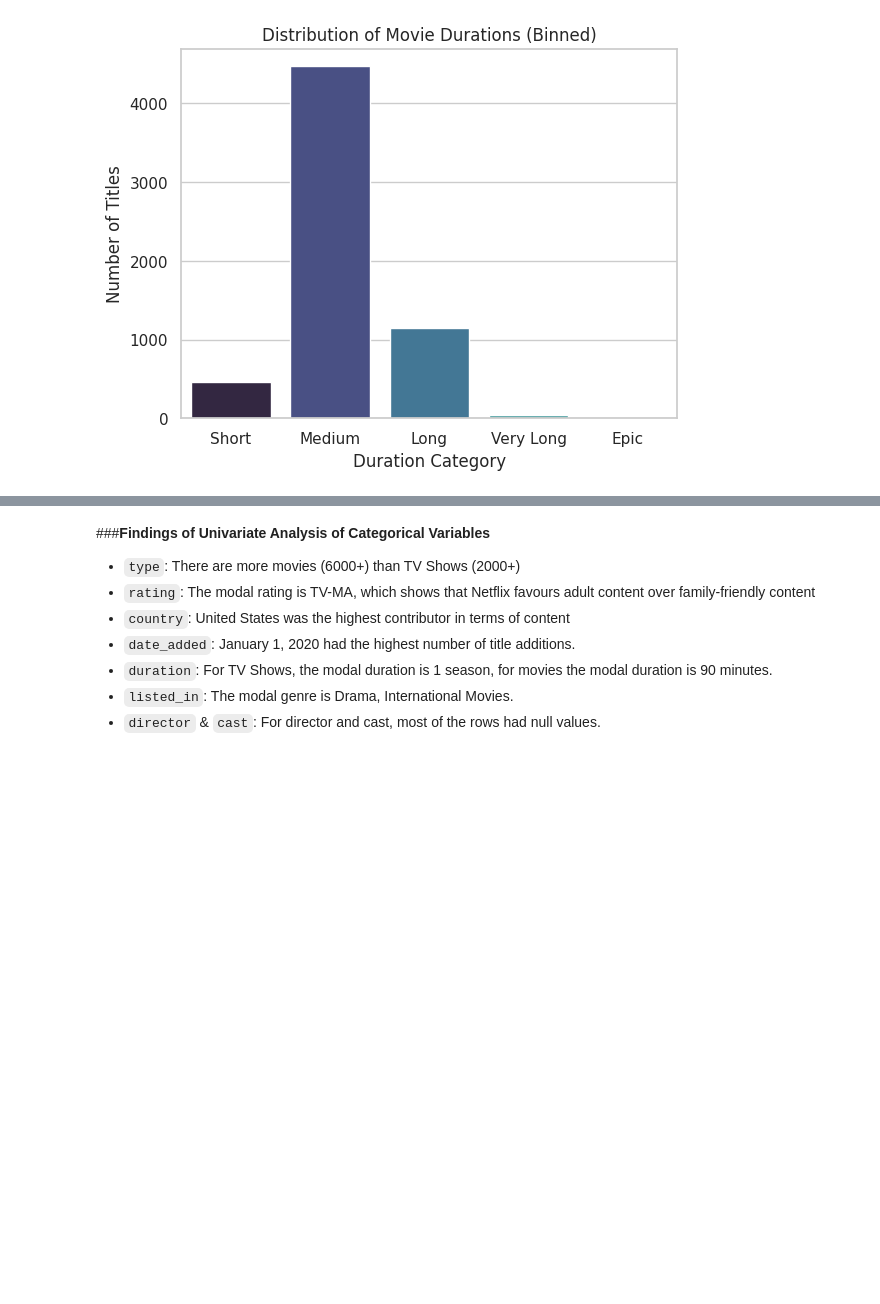
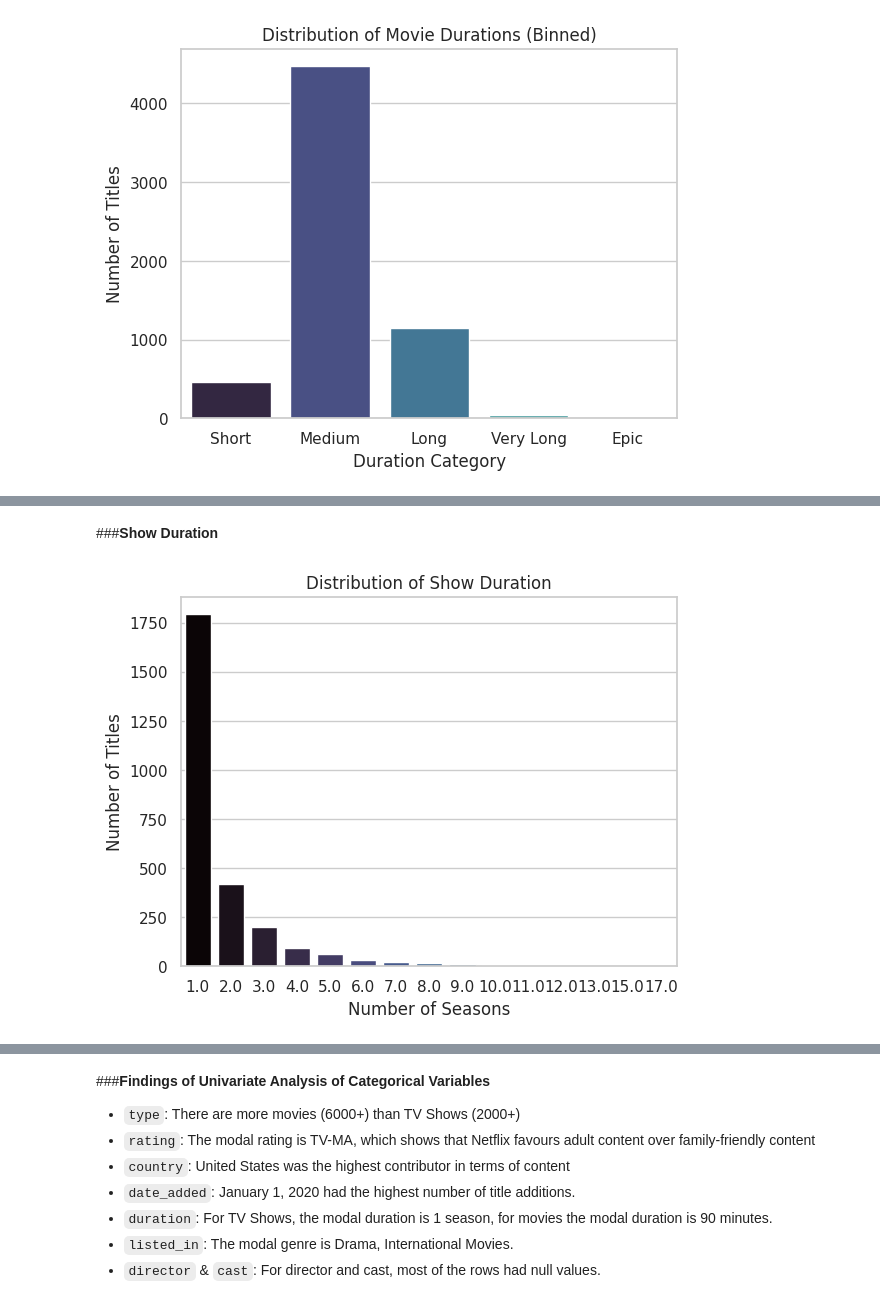
Before and after one commit to StacyChebet/Netflix-EDA, a Jupyter notebook: Netflix_Exploratory_Data_Analysis.ipynb, the cells around one changed output, grey strips where cells are left out. Cells and saved outputs as stored; diff of their text form; code cells hidden in the pictures; blank space fills up the shorter version.

```diff
--- a/Netflix_Exploratory_Data_Analysis.ipynb
+++ b/Netflix_Exploratory_Data_Analysis.ipynb
@@ -433,0 +481,14 @@ plt.show()
+# %% [markdown]
+###**Show Duration**
+# %%
+#Filtering out rows with NaN values in 'movie_duration
+df = df.dropna(subset=['show_duration'])
+
+#Plotting the countplot for the show_duration column
+sns.countplot(x='show_duration', hue='show_duration', data=df, palette='mako', legend=False)
+plt.title('Distribution of Show Duration')
+plt.xlabel('Number of Seasons')
+plt.ylabel('Number of Titles')
+plt.show()
+# %% [output]
+[figure, added]
```
Also changed, not shown: parts of 14 cells of this notebook.
